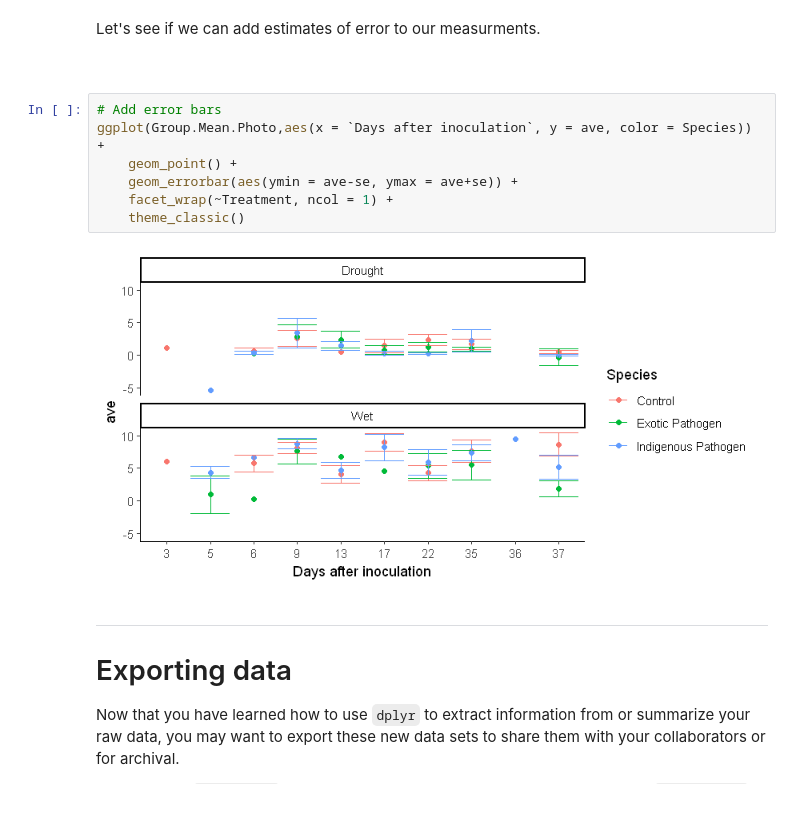
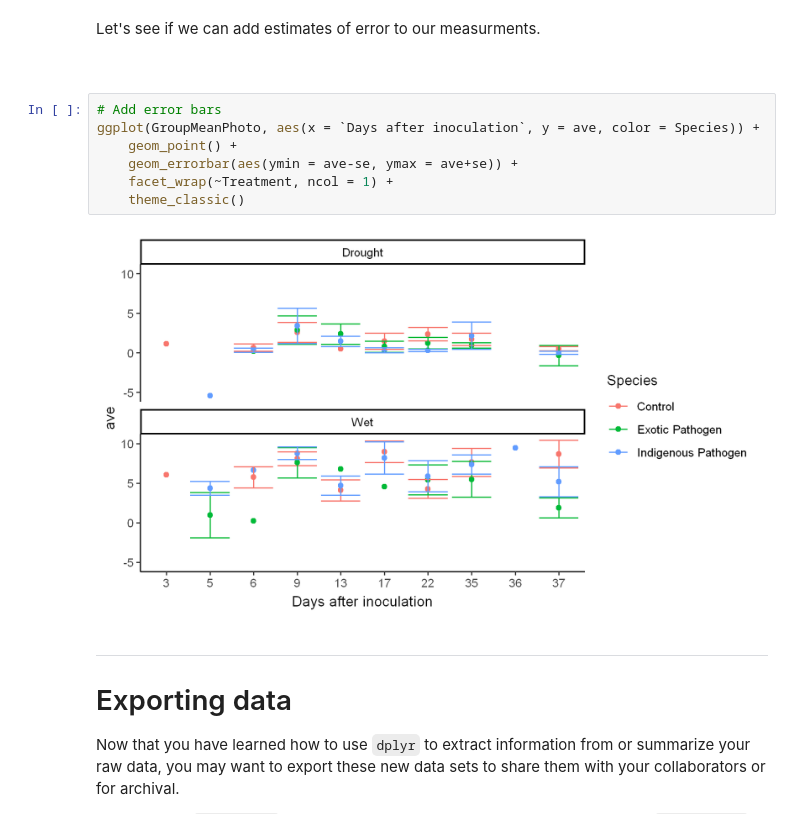
Before and after one commit to Diego-Ibarra/biol3782, a Jupyter notebook: week5/advanced_data_manipulation.ipynb, the cells around one changed output. Drawn from its saved outputs; the diff is of its cells as text.

```diff
--- a/week5/advanced_data_manipulation.ipynb
+++ b/week5/advanced_data_manipulation.ipynb
@@ -1841,13 +2066,13 @@ Let's see if we can add estimates of error to our measurments.
 <div class="use_editor"></div>
 # %%
 # Add error bars
-ggplot(Group.Mean.Photo,aes(x = `Days after inoculation`, y = ave, color = Species)) +
+ggplot(GroupMeanPhoto, aes(x = `Days after inoculation`, y = ave, color = Species)) +
     geom_point() +
     geom_errorbar(aes(ymin = ave-se, ymax = ave+se)) +
     facet_wrap(~Treatment, ncol = 1) +
     theme_classic()
 # %% [output]
-[figure, old version]
+[figure, new version]
 # %% [markdown]
 _________________________________________________________________________
 
```
Also changed, not shown: parts of 55 cells of this notebook.
